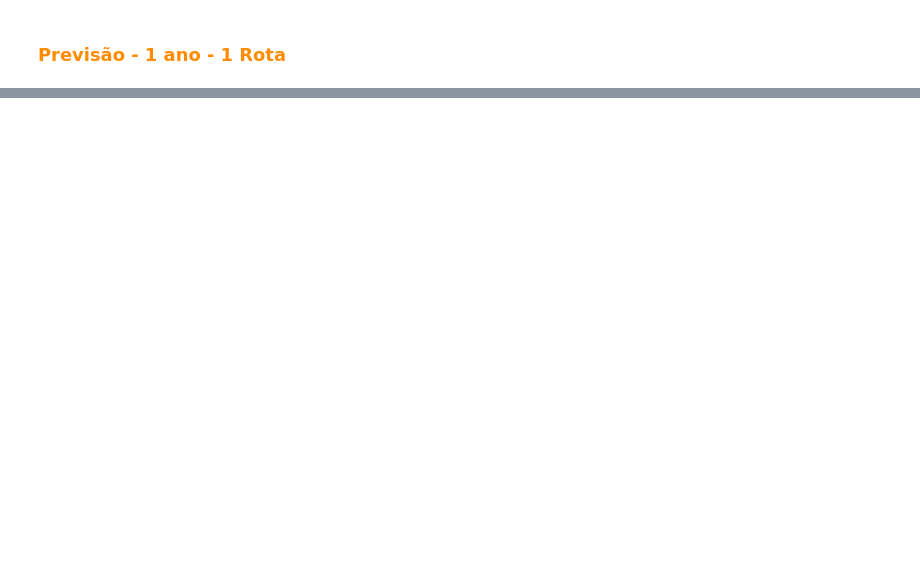
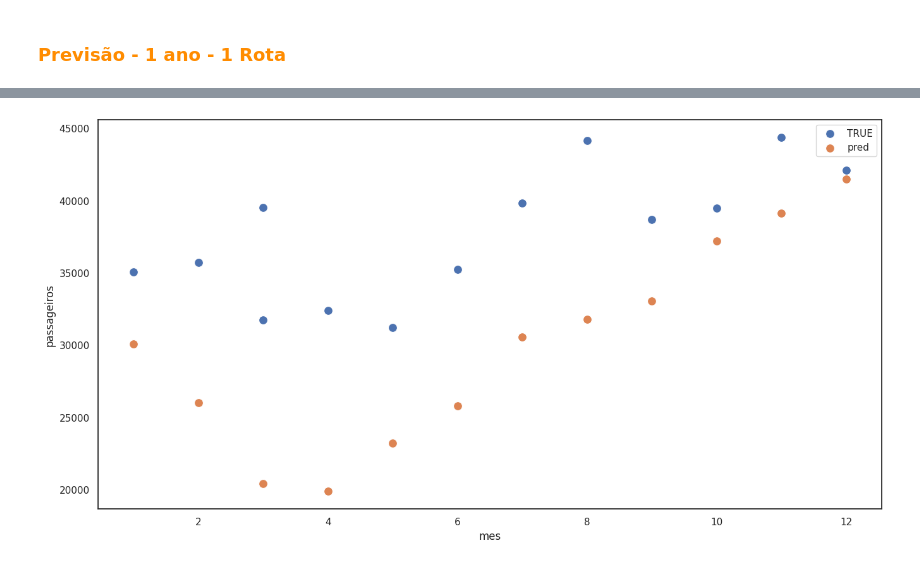
Before and after one commit to jlcunha/passenger_forecast, a Jupyter notebook: notebooks/modelo.ipynb, the cells around one changed output, grey strips where cells are left out. Cells and saved outputs as stored; diff of their text form; code cells hidden in the pictures; blank space fills up the shorter version.

```diff
--- a/notebooks/modelo.ipynb
+++ b/notebooks/modelo.ipynb
@@ -1145,0 +1552,5 @@ sns.scatterplot(data=X_test_gol, x='mes', y='pred', label='pred')
+# %%
+sns.scatterplot(data=X_test_tam, x='mes', y='passageiros', label='TRUE', s=100)
+sns.scatterplot(data=X_test_tam, x='mes', y='pred', label='pred', s=100);
+# %% [output]
+[figure, added]
```
Also changed, not shown: parts of 74 cells of this notebook, 5 other files.
